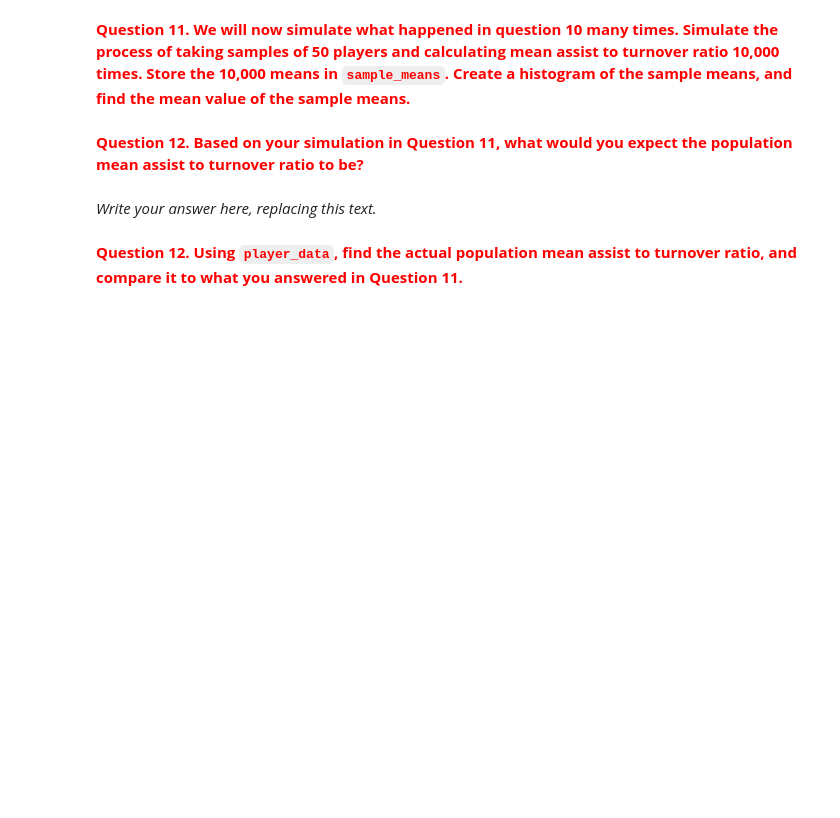
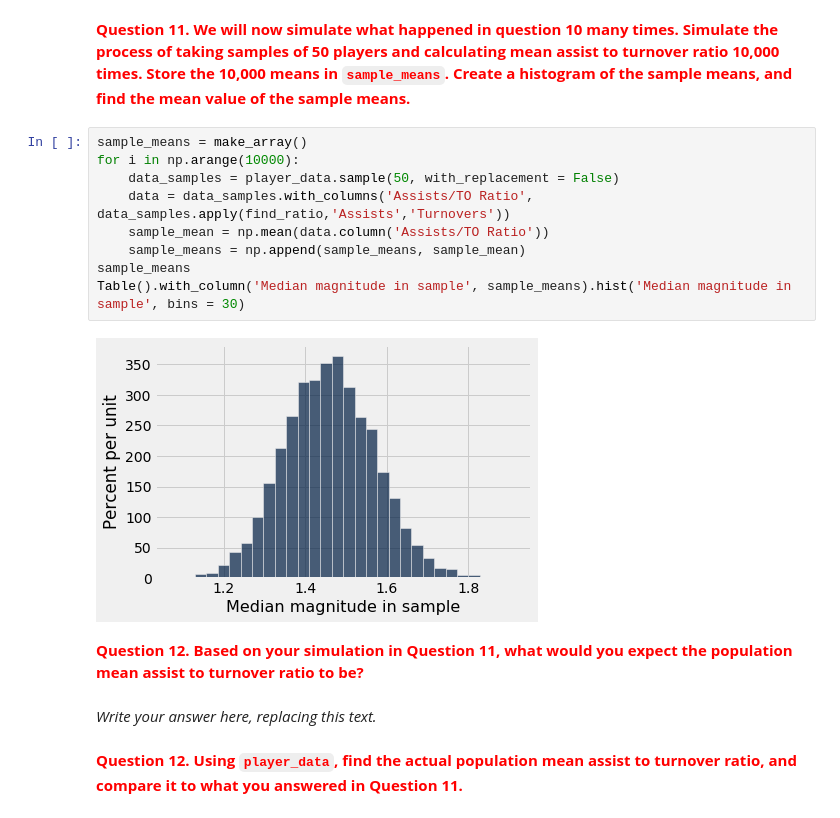
Before and after one commit to kimbrianj/bsos233-sp20, a Jupyter notebook: labs/lab5/lab5.ipynb, the cells around one changed output. Cells and saved outputs as stored; diff of their text form; blank space fills up the shorter version.

```diff
--- a/labs/lab5/lab5.ipynb
+++ b/labs/lab5/lab5.ipynb
@@ -281,5 +281,16 @@ np.mean(data_with_ratio.column('Assists/TO Ratio'))
 # %% [markdown]
 <font color = 'red'>**Question 11. We will now simulate what happened in question 10 many times. Simulate the process of taking samples of 50 players and calculating mean assist to turnover ratio 10,000 times. Store the 10,000 means in `sample_means`. Create a histogram of the sample means, and find the mean value of the sample means.**</font>
+# %%
+sample_means = make_array()
+for i in np.arange(10000):
+    data_samples = player_data.sample(50, with_replacement = False)
+    data = data_samples.with_columns('Assists/TO Ratio', data_samples.apply(find_ratio,'Assists','Turnovers'))
+    sample_mean = np.mean(data.column('Assists/TO Ratio'))
+    sample_means = np.append(sample_means, sample_mean)
+sample_means
+Table().with_column('Median magnitude in sample', sample_means).hist('Median magnitude in sample', bins = 30)
+# %% [output]
+[figure, added]
 # %% [markdown]
 <font color = 'red'>**Question 12. Based on your simulation in Question 11, what would you expect the population mean assist to turnover ratio to be?**</font>
 # %% [markdown]
```
Also changed, not shown: parts of 3 cells of this notebook, 3 other files.
